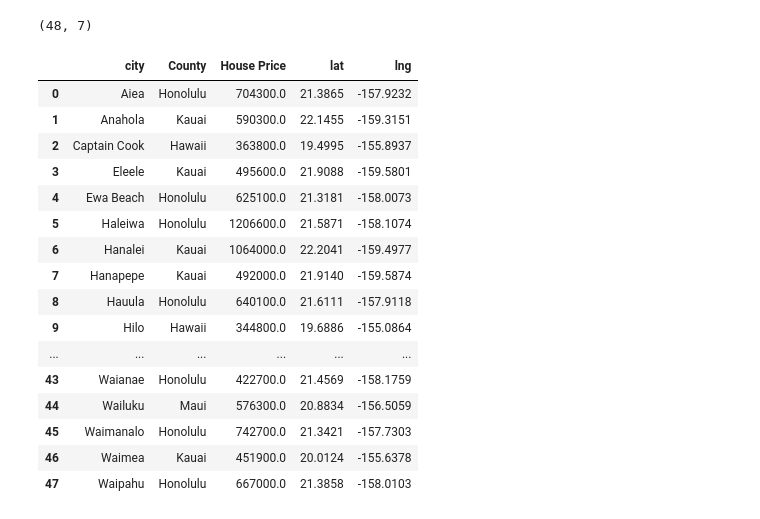
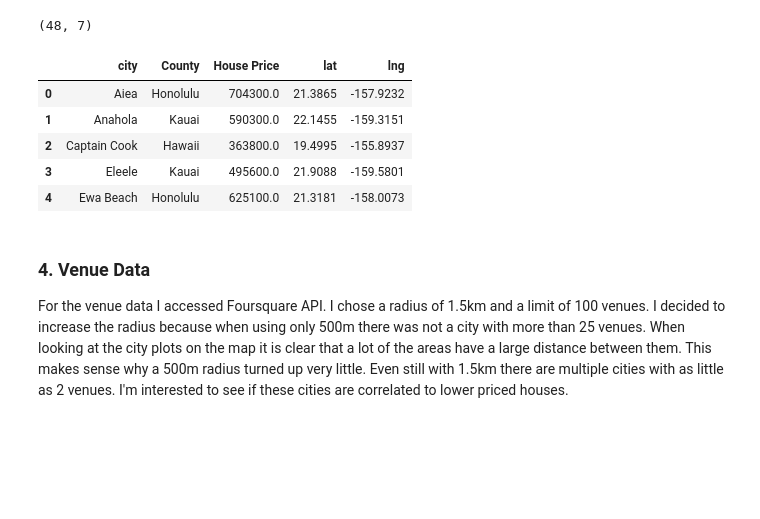
Before and after one commit to Maddienis/Coursera_Capstone, a Jupyter notebook: Hawaii House Prices & Venues.ipynb, the cells around one changed output. Cells and saved outputs as stored; diff of their text form; code cells hidden in the pictures; blank space fills up the shorter version.

Commit message:
all data collected

```diff
--- a/Hawaii House Prices & Venues.ipynb
+++ b/Hawaii House Prices & Venues.ipynb
@@ -132,22 +192,14 @@ hawaii_na.shape
 # %% [output]
 (48, 7)
 # %%
-hawaii_na.drop(columns=['county_name_all', 'Zip Code'])
+hawaii_df = hawaii_na.drop(columns=['county_name_all', 'Zip Code'])
-# %% [output]
-|  | city | County | House Price | lat | lng |
-| 0 | Aiea | Honolulu | 704300.0 | 21.3865 | -157.9232 |
-| 1 | Anahola | Kauai | 590300.0 | 22.1455 | -159.3151 |
-| 2 | Captain Cook | Hawaii | 363800.0 | 19.4995 | -155.8937 |
-| 3 | Eleele | Kauai | 495600.0 | 21.9088 | -159.5801 |
-| 4 | Ewa Beach | Honolulu | 625100.0 | 21.3181 | -158.0073 |
-| 5 | Haleiwa | Honolulu | 1206600.0 | 21.5871 | -158.1074 |
-| 6 | Hanalei | Kauai | 1064000.0 | 22.2041 | -159.4977 |
-| 7 | Hanapepe | Kauai | 492000.0 | 21.9140 | -159.5874 |
-| 8 | Hauula | Honolulu | 640100.0 | 21.6111 | -157.9118 |
-| 9 | Hilo | Hawaii | 344800.0 | 19.6886 | -155.0864 |
-| ... | ... | ... | ... | ... | ... |
-| 43 | Waianae | Honolulu | 422700.0 | 21.4569 | -158.1759 |
-| 44 | Wailuku | Maui | 576300.0 | 20.8834 | -156.5059 |
-| 45 | Waimanalo | Honolulu | 742700.0 | 21.3421 | -157.7303 |
-| 46 | Waimea | Kauai | 451900.0 | 20.0124 | -155.6378 |
-| 47 | Waipahu | Honolulu | 667000.0 | 21.3858 | -158.0103 |
+# %%
+
+hawaii_df.head()
+# %% [output]
+|  | city | County | House Price | lat | lng |
+| 0 | Aiea | Honolulu | 704300.0 | 21.3865 | -157.9232 |
+| 1 | Anahola | Kauai | 590300.0 | 22.1455 | -159.3151 |
+| 2 | Captain Cook | Hawaii | 363800.0 | 19.4995 | -155.8937 |
+| 3 | Eleele | Kauai | 495600.0 | 21.9088 | -159.5801 |
+| 4 | Ewa Beach | Honolulu | 625100.0 | 21.3181 | -158.0073 |
@@ -153,0 +208,4 @@ hawaii_na.drop(columns=['county_name_all', 'Zip Code'])
+# %% [markdown]
+### 4. Venue Data
+
+For the venue data I accessed Foursquare API. I chose a radius of 1.5km and a limit of 100 venues. I decided to increase the radius because when using only 500m there was not a city with more than 25 venues. When looking at the city plots on the map it is clear that a lot of the areas have a large distance between them. This makes sense why a 500m radius turned up very little. Even still with 1.5km there are multiple cities with as little as 2 venues. I'm interested to see if these cities are correlated to lower priced houses.
```
Also changed, not shown: parts of 15 cells of this notebook.
